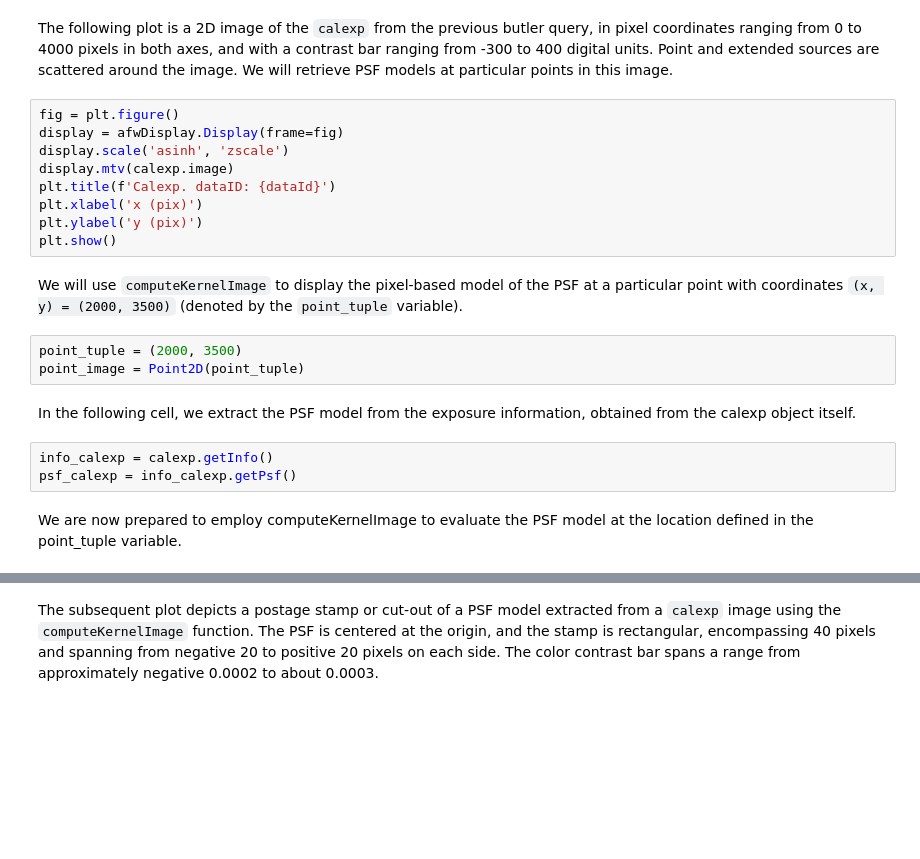
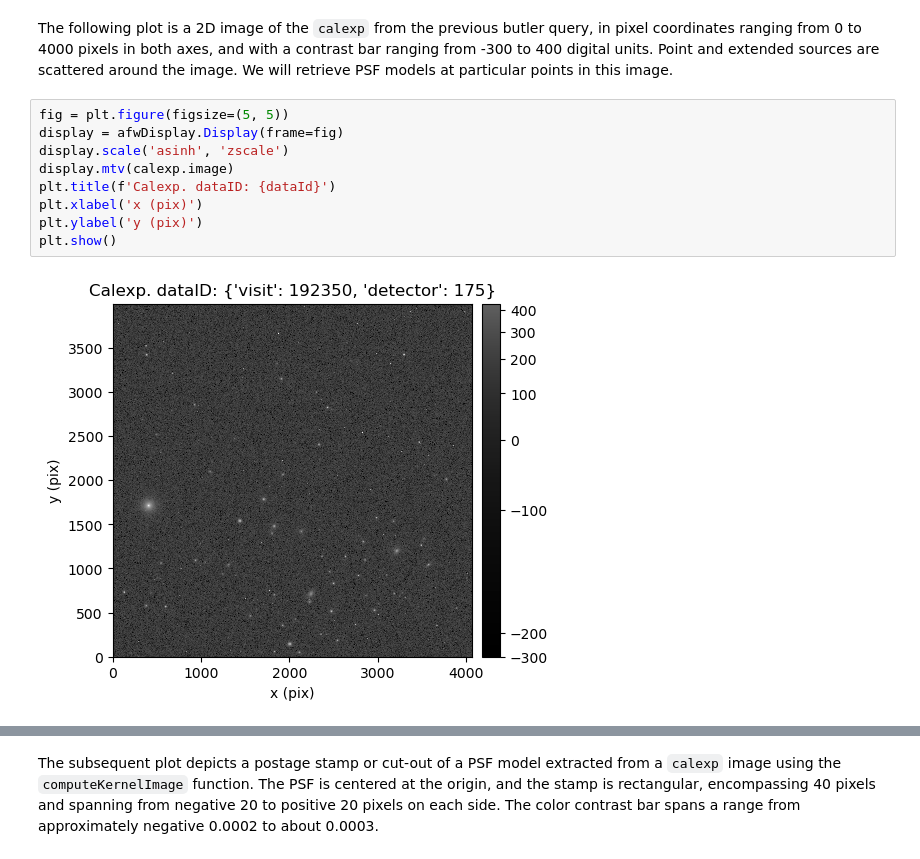
Before and after one commit to rubin-dp0/tutorial-notebooks, a Jupyter notebook: DP02_12a_Point_Spread_Function_data_products.ipynb, the cells around one changed output, grey strips where cells are left out. Cells and saved outputs as stored; diff of their text form; blank space fills up the shorter version.

```diff
--- a/DP02_12a_Point_Spread_Function_data_products.ipynb
+++ b/DP02_12a_Point_Spread_Function_data_products.ipynb
@@ -554,23 +340,13 @@ calexp = butler.get(datasetType, dataId=dataId)
 # %% [markdown]
 The following plot is a 2D image of the `calexp` from the previous butler query, in pixel coordinates ranging from 0 to 4000 pixels in both axes, and with a contrast bar ranging from -300 to 400 digital units. Point and extended sources are scattered around the image. We will retrieve PSF models at particular points in this image.
 # %%
-fig = plt.figure()
+fig = plt.figure(figsize=(5, 5))
 display = afwDisplay.Display(frame=fig)
 display.scale('asinh', 'zscale')
 display.mtv(calexp.image)
 plt.title(f'Calexp. dataID: {dataId}')
 plt.xlabel('x (pix)')
 plt.ylabel('y (pix)')
 plt.show()
+# %% [output]
+[figure, added]
-# %% [markdown]
-We will use `computeKernelImage` to display the pixel-based model of the PSF at a particular point with coordinates `(x, y) = (2000, 3500)` (denoted by the `point_tuple` variable).
-# %%
-point_tuple = (2000, 3500)
-point_image = Point2D(point_tuple)
-# %% [markdown]
-In the following cell, we extract the PSF model from the exposure information, obtained from the calexp object itself.
-# %%
-info_calexp = calexp.getInfo()
-psf_calexp = info_calexp.getPsf()
-# %% [markdown]
-We are now prepared to employ computeKernelImage to evaluate the PSF model at the location defined in the point_tuple variable.
```
Also changed, not shown: parts of 77 cells of this notebook, 1 other file.
